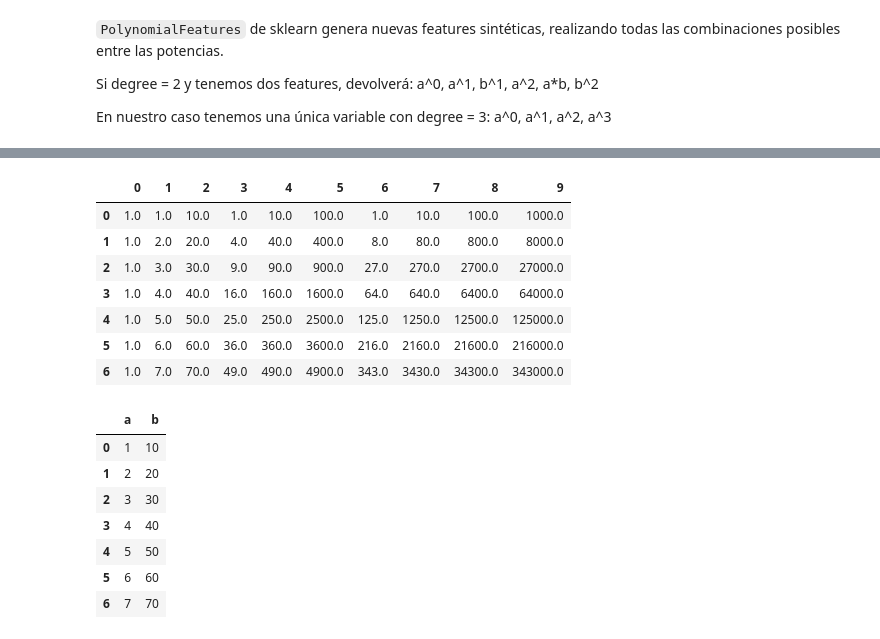
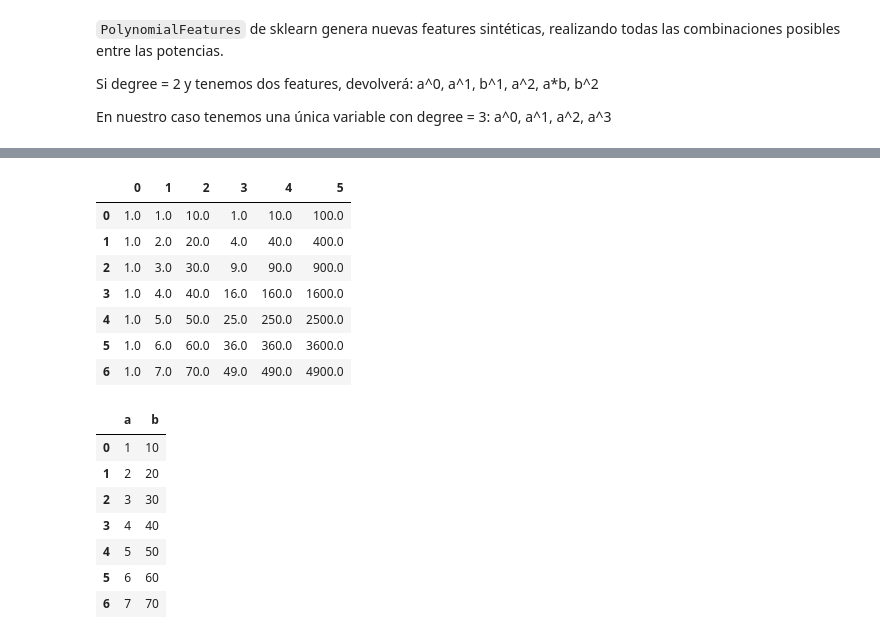
Before and after one commit to JLGOrtega/repo-clase-dsvlcsep24, a Jupyter notebook: 3-Machine_Learning/1-Supervisado/2-Polynomial_Regression/2_polynomial_regression.ipynb, the cells around one changed output, grey strips where cells are left out. Drawn from its saved outputs; the diff is of its cells as text; code cells hidden in the pictures.

```diff
--- a/3-Machine_Learning/1-Supervisado/2-Polynomial_Regression/2_polynomial_regression.ipynb
+++ b/3-Machine_Learning/1-Supervisado/2-Polynomial_Regression/2_polynomial_regression.ipynb
@@ -121,16 +165,16 @@ feats = pd.DataFrame({"a": [1,2,3,4,5,6,7], "b":[10, 20, 30 ,40 , 50, 60, 70]})
 # %%
-poly_feats = PolynomialFeatures(degree = 3)
+poly_feats = PolynomialFeatures(degree = 2)
 poly_feats.fit(feats)
 pd.DataFrame(poly_feats.transform(feats))
 # %% [output]
-|  | 0 | 1 | 2 | 3 | 4 | 5 | 6 | 7 | 8 | 9 |
-| 0 | 1.0 | 1.0 | 10.0 | 1.0 | 10.0 | 100.0 | 1.0 | 10.0 | 100.0 | 1000.0 |
-| 1 | 1.0 | 2.0 | 20.0 | 4.0 | 40.0 | 400.0 | 8.0 | 80.0 | 800.0 | 8000.0 |
-| 2 | 1.0 | 3.0 | 30.0 | 9.0 | 90.0 | 900.0 | 27.0 | 270.0 | 2700.0 | 27000.0 |
-| 3 | 1.0 | 4.0 | 40.0 | 16.0 | 160.0 | 1600.0 | 64.0 | 640.0 | 6400.0 | 64000.0 |
-| 4 | 1.0 | 5.0 | 50.0 | 25.0 | 250.0 | 2500.0 | 125.0 | 1250.0 | 12500.0 | 125000.0 |
-| 5 | 1.0 | 6.0 | 60.0 | 36.0 | 360.0 | 3600.0 | 216.0 | 2160.0 | 21600.0 | 216000.0 |
-| 6 | 1.0 | 7.0 | 70.0 | 49.0 | 490.0 | 4900.0 | 343.0 | 3430.0 | 34300.0 | 343000.0 |
+|  | 0 | 1 | 2 | 3 | 4 | 5 |
+| 0 | 1.0 | 1.0 | 10.0 | 1.0 | 10.0 | 100.0 |
+| 1 | 1.0 | 2.0 | 20.0 | 4.0 | 40.0 | 400.0 |
+| 2 | 1.0 | 3.0 | 30.0 | 9.0 | 90.0 | 900.0 |
+| 3 | 1.0 | 4.0 | 40.0 | 16.0 | 160.0 | 1600.0 |
+| 4 | 1.0 | 5.0 | 50.0 | 25.0 | 250.0 | 2500.0 |
+| 5 | 1.0 | 6.0 | 60.0 | 36.0 | 360.0 | 3600.0 |
+| 6 | 1.0 | 7.0 | 70.0 | 49.0 | 490.0 | 4900.0 |
 # %%
 feats
 # %% [output]
```
Also changed, not shown: parts of 24 cells of this notebook, 1 other file.
